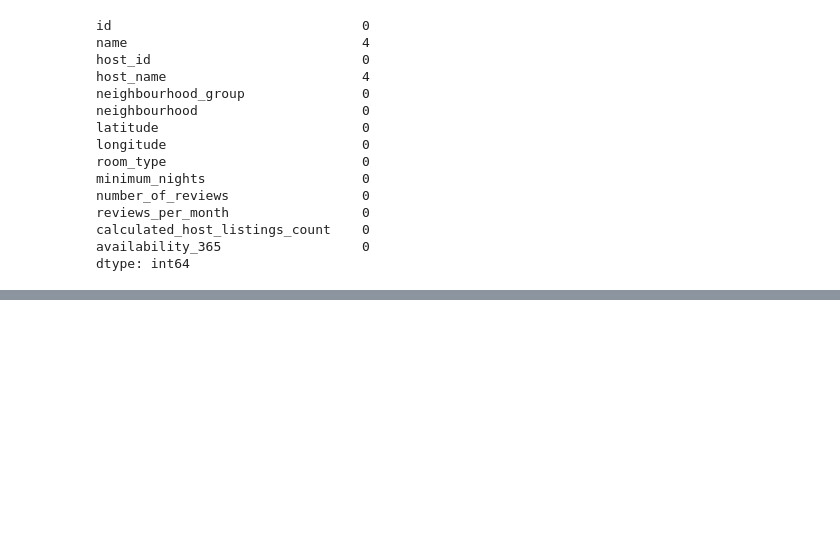
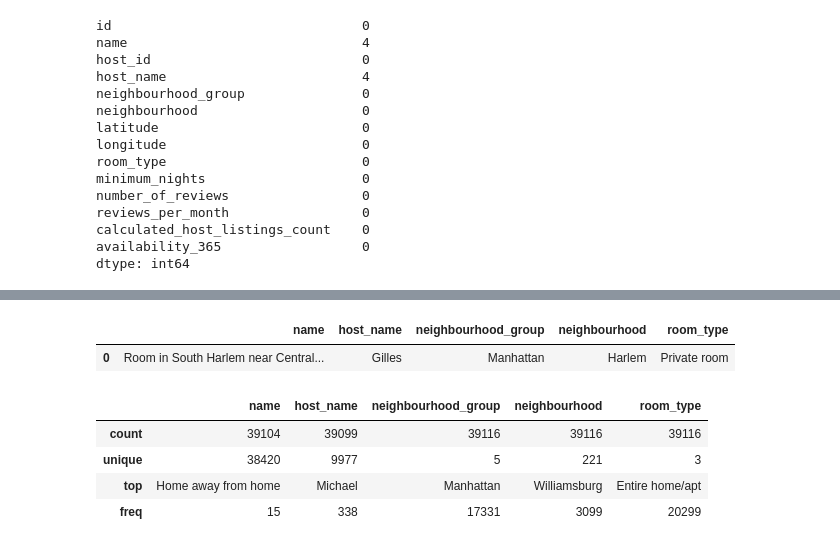
Before and after one commit to YounghyeonK/Project, a Jupyter notebook: Project03/Project03.ipynb, the cells around one changed output, grey strips where cells are left out. Saved outputs shown, nothing was run; the diff lists cells and outputs as text; code cells hidden in the pictures; blank space fills up the shorter version.

```diff
--- a/Project03/Project03.ipynb
+++ b/Project03/Project03.ipynb
@@ -175,0 +208,13 @@ test = test[cols]
+# %%
+c_train.head(1)
+# %% [output]
+|  | name | host_name | neighbourhood_group | neighbourhood | room_type |
+| 0 | Room in South Harlem near Central... | Gilles | Manhattan | Harlem | Private room |
+# %%
+c_train.describe()
+# %% [output]
+|  | name | host_name | neighbourhood_group | neighbourhood | room_type |
+| count | 39104 | 39099 | 39116 | 39116 | 39116 |
+| unique | 38420 | 9977 | 5 | 221 | 3 |
+| top | Home away from home | Michael | Manhattan | Williamsburg | Entire home/apt |
+| freq | 15 | 338 | 17331 | 3099 | 20299 |
```
Also changed, not shown: parts of 18 cells of this notebook.
